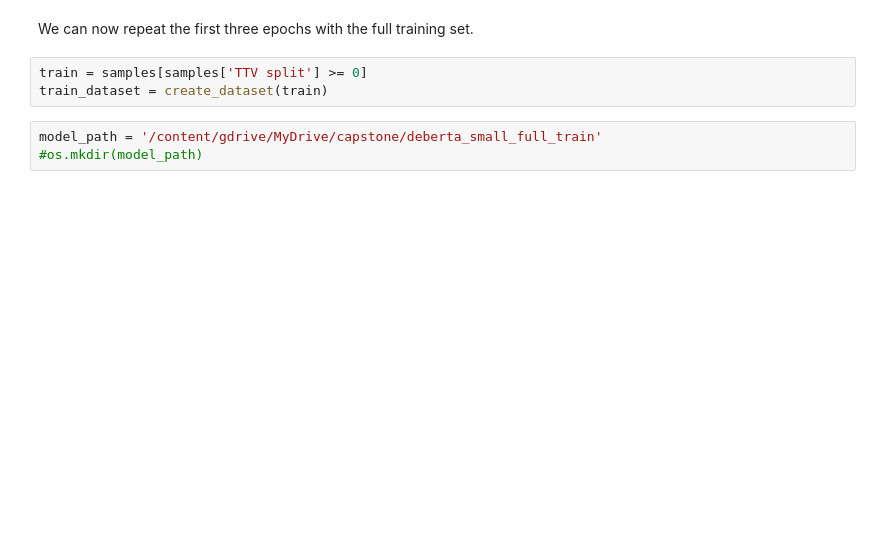
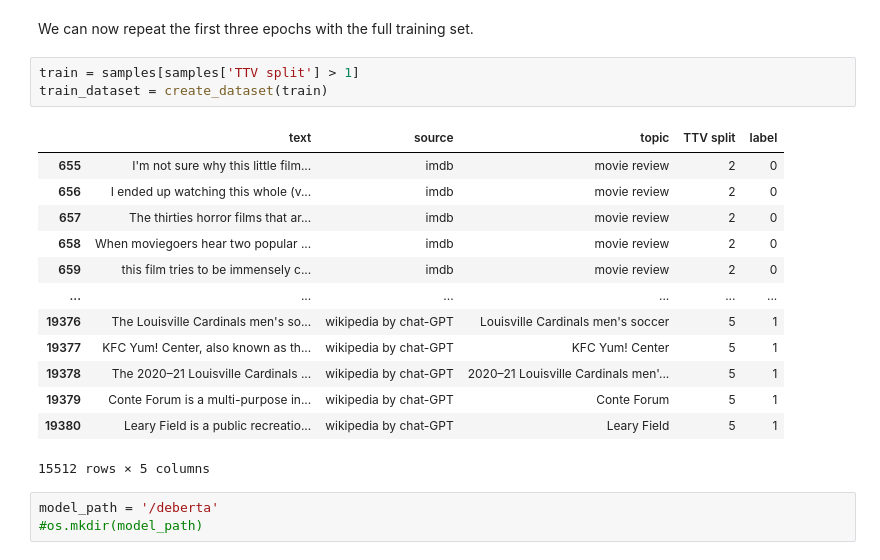
Before and after one commit to tommyliphysics/tommyli-ml, a Jupyter notebook: ai_detector/notebooks/deberta.ipynb, the cells around one changed output. Drawn from its saved outputs; the diff is of its cells as text; blank space fills up the shorter version.

```diff
--- a/ai_detector/notebooks/deberta.ipynb
+++ b/ai_detector/notebooks/deberta.ipynb
@@ -176,8 +263,22 @@ fit_model(model)
 # %% [markdown]
 We can now repeat the first three epochs with the full training set.
 # %%
-train = samples[samples['TTV split'] >= 0]
+train = samples[samples['TTV split'] > 1]
 train_dataset = create_dataset(train)
+# %% [output]
+|  | text | source | topic | TTV split | label |
+| 655 | I'm not sure why this little film... | imdb | movie review | 2 | 0 |
+| 656 | I ended up watching this whole (v... | imdb | movie review | 2 | 0 |
+| 657 | The thirties horror films that ar... | imdb | movie review | 2 | 0 |
+| 658 | When moviegoers hear two popular ... | imdb | movie review | 2 | 0 |
+| 659 | this film tries to be immensely c... | imdb | movie review | 2 | 0 |
+| ... | ... | ... | ... | ... | ... |
+| 19376 | The Louisville Cardinals men's so... | wikipedia by chat-GPT | Louisville Cardinals men's soccer | 5 | 1 |
+| 19377 | KFC Yum! Center, also known as th... | wikipedia by chat-GPT | KFC Yum! Center | 5 | 1 |
+| 19378 | The 2020–21 Louisville Cardinals ... | wikipedia by chat-GPT | 2020–21 Louisville Cardinals men'... | 5 | 1 |
+| 19379 | Conte Forum is a multi-purpose in... | wikipedia by chat-GPT | Conte Forum | 5 | 1 |
+| 19380 | Leary Field is a public recreatio... | wikipedia by chat-GPT | Leary Field | 5 | 1 |
+15512 rows × 5 columns
 # %%
-model_path = '/content/gdrive/MyDrive/capstone/deberta_small_full_train'
+model_path = '/deberta'
 #os.mkdir(model_path)
```
Also changed, not shown: parts of 24 cells of this notebook.
